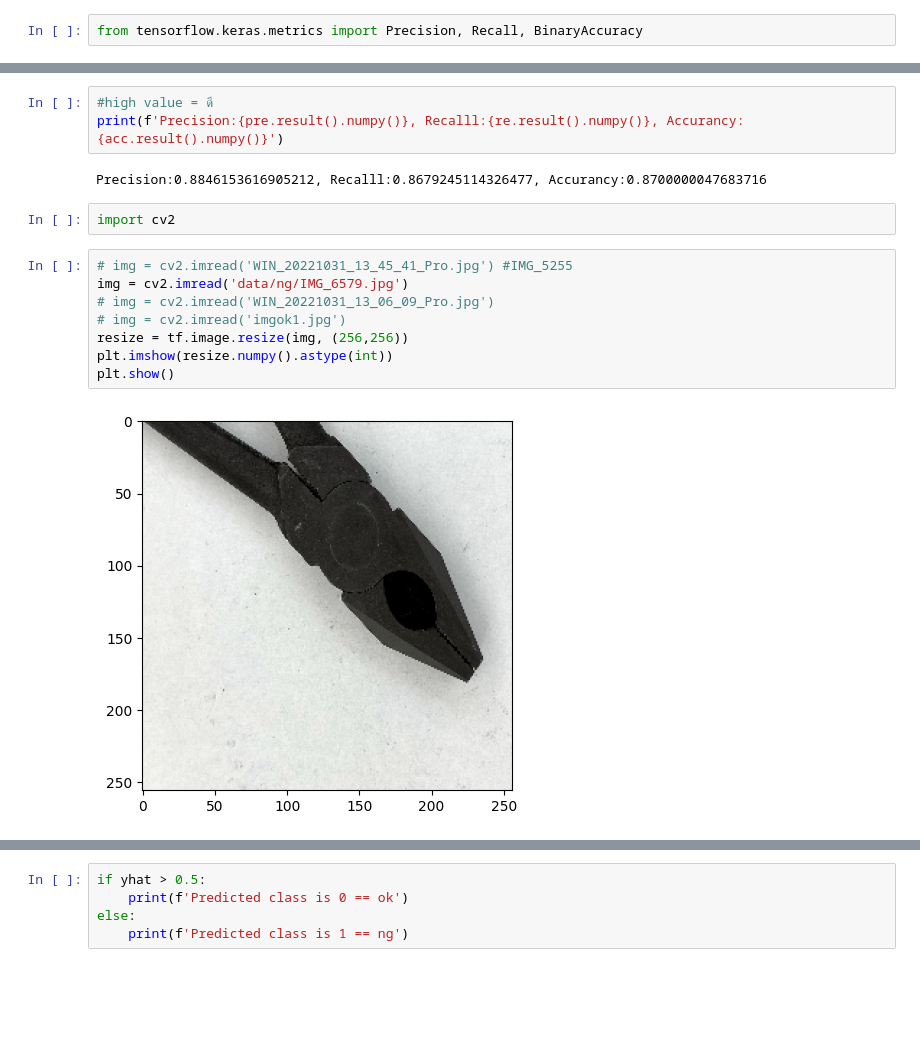
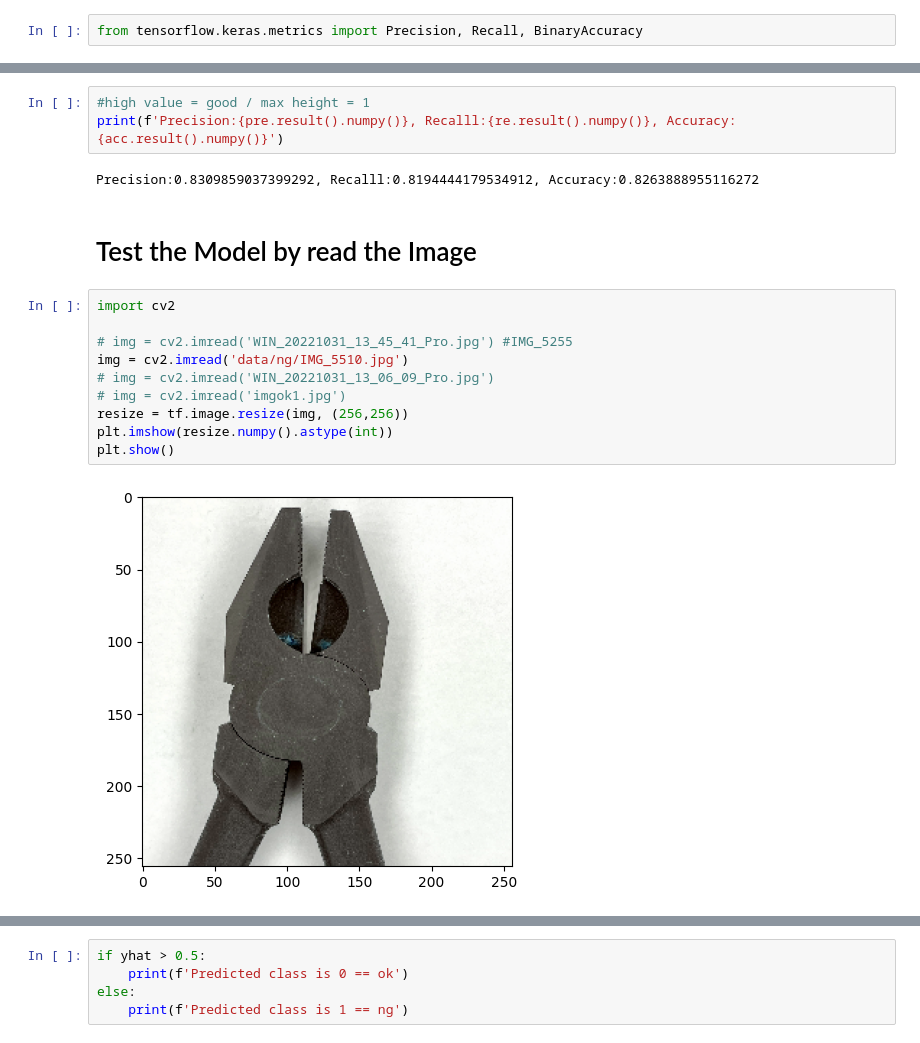
Before and after one commit to pdppandee/detectionProject, a Jupyter notebook: imageclassify/imageclassification.ipynb, the cells around one changed output, grey strips where cells are left out. Cells and saved outputs as stored; diff of their text form; blank space fills up the shorter version.

```diff
--- a/imageclassify/imageclassification.ipynb
+++ b/imageclassify/imageclassification.ipynb
@@ -426,19 +465,21 @@ for batch in test.as_numpy_iterator():
 # %%
-#high value = ดี
-print(f'Precision:{pre.result().numpy()}, Recalll:{re.result().numpy()}, Accurancy:{acc.result().numpy()}')
+#high value = good / max height = 1
+print(f'Precision:{pre.result().numpy()}, Recalll:{re.result().numpy()}, Accuracy:{acc.result().numpy()}')
 # %% [output]
-Precision:0.8846153616905212, Recalll:0.8679245114326477, Accurancy:0.8700000047683716
+Precision:0.8309859037399292, Recalll:0.8194444179534912, Accuracy:0.8263888955116272
+# %% [markdown]
+# Test the Model by read the Image
 # %%
 import cv2
+
+# img = cv2.imread('WIN_20221031_13_45_41_Pro.jpg') #IMG_5255
+img = cv2.imread('data/ng/IMG_5510.jpg')
+# img = cv2.imread('WIN_20221031_13_06_09_Pro.jpg')
+# img = cv2.imread('imgok1.jpg')
+resize = tf.image.resize(img, (256,256))
+plt.imshow(resize.numpy().astype(int))
+plt.show()
+# %% [output]
+[figure, added]
-# %%
-# img = cv2.imread('WIN_20221031_13_45_41_Pro.jpg') #IMG_5255
-img = cv2.imread('data/ng/IMG_6579.jpg')
-# img = cv2.imread('WIN_20221031_13_06_09_Pro.jpg')
-# img = cv2.imread('imgok1.jpg')
-resize = tf.image.resize(img, (256,256))
-plt.imshow(resize.numpy().astype(int))
-plt.show()
-# %% [output]
-[figure, removed]
 # %%
 yhat = model.predict(np.expand_dims(resize/255, 0))
```
Also changed, not shown: parts of 55 cells of this notebook.
